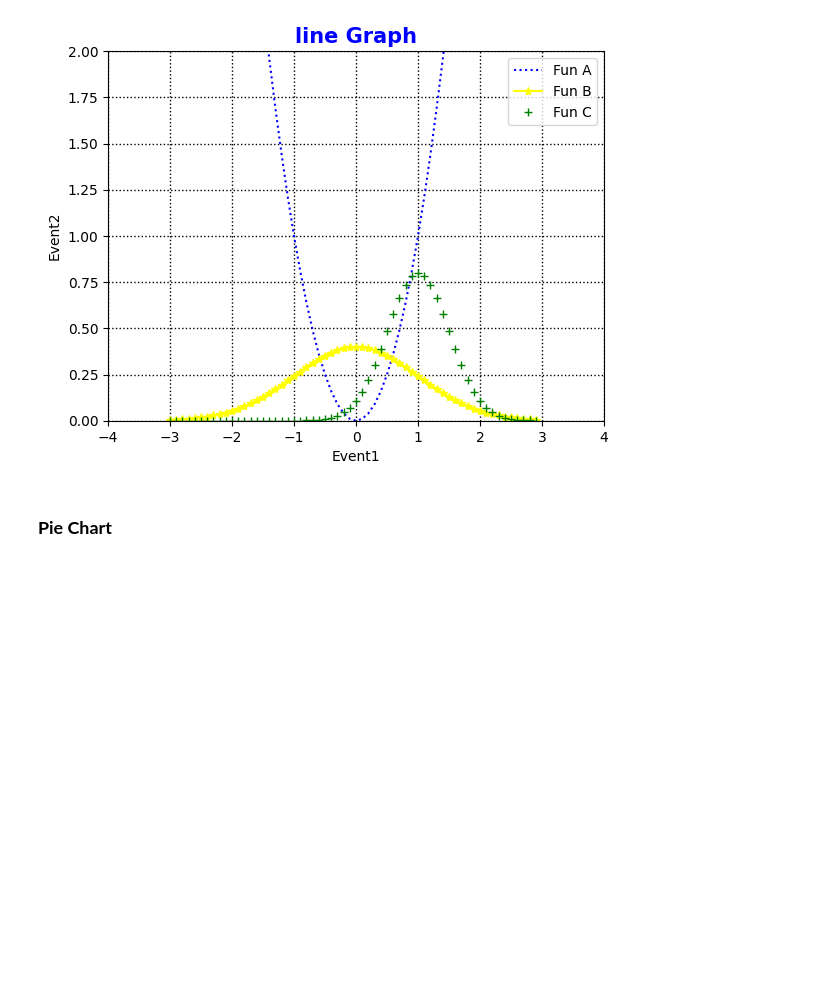
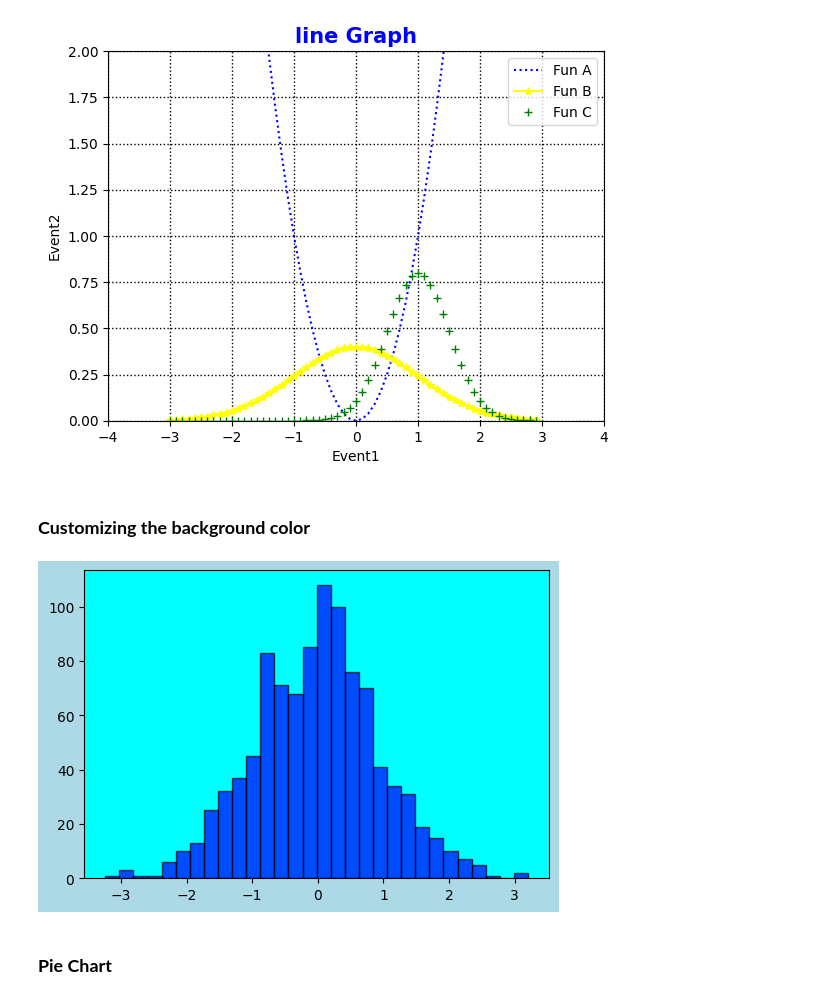
Before and after one commit to 1sumer/Python-SQL-Machine_Learning, a Jupyter notebook: Python/Visualization/Matplotlib.ipynb, the cells around one changed output. Drawn from its saved outputs; the diff is of its cells as text; code cells hidden in the pictures; blank space fills up the shorter version.

```diff
--- a/Python/Visualization/Matplotlib.ipynb
+++ b/Python/Visualization/Matplotlib.ipynb
@@ -176,6 +174,19 @@ plt.legend(loc='best') #, 'best', 'upper left', 'upper right', 'lower left', 'lo
 plt.show()
 # %% [output]
 [figure]
+# %% [markdown]
+### **Customizing the background color**
+# %%
+plt.figure(figsize=(6,4), facecolor='lightblue') # figsize = (width, height) in inches, facecolor = 'color'
+
+plt.hist(np.random.randn(1000), bins=30, color='blue', edgecolor='black', alpha=0.7)  # Histogram
+
+ax = plt.gca()  # Get the current axes
+ax.set_facecolor("cyan")  # Set the background color of the axes
+
+plt.show() # Show the plot
+# %% [output]
+[figure, added]
 # %% [markdown]
 ### **Pie Chart**
 # %%
```
Also changed, not shown: parts of 13 cells of this notebook.
